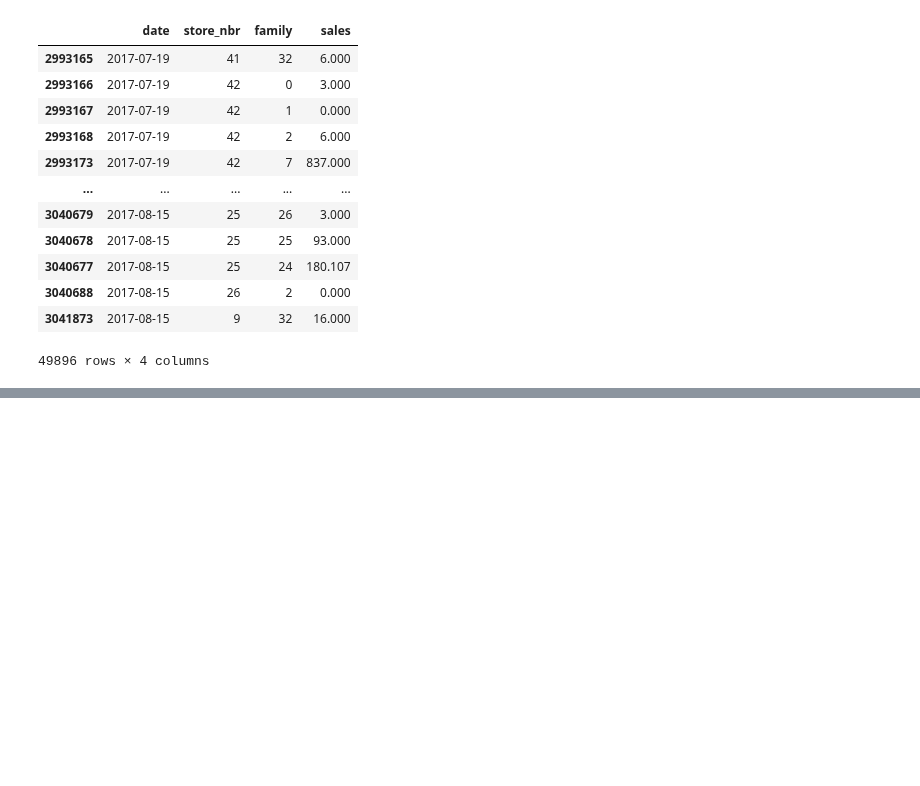
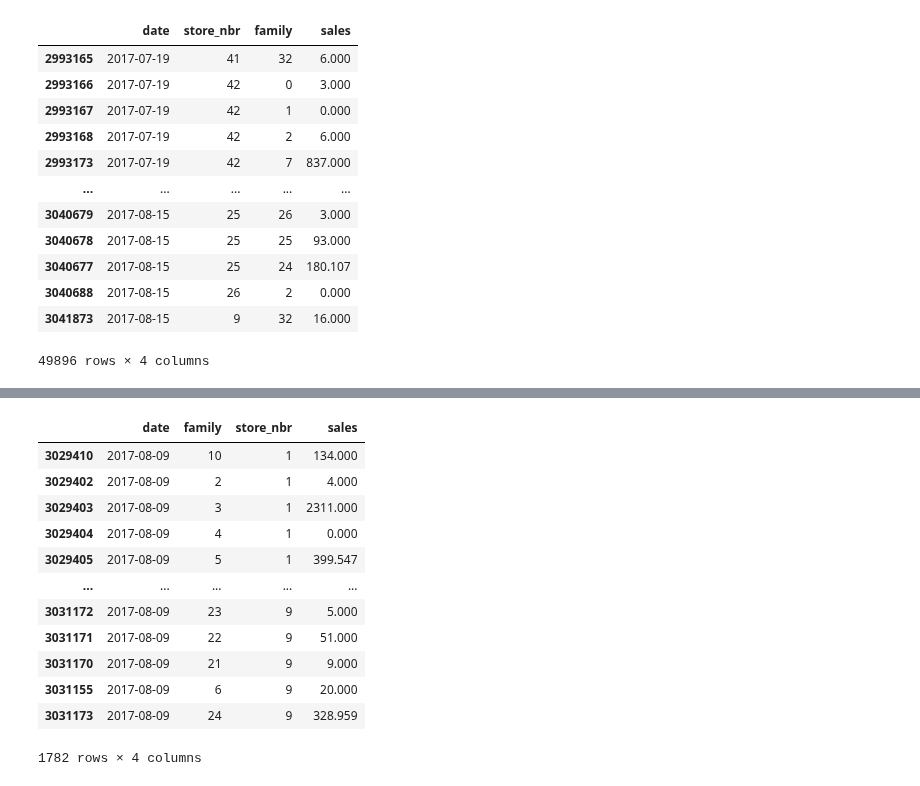
Before and after one commit to gregloos/Store-Sales-Forecasting, a Jupyter notebook: Compeleted_model.ipynb, the cells around one changed output, grey strips where cells are left out. Cells and saved outputs as stored; diff of their text form; code cells hidden in the pictures; blank space fills up the shorter version.

Commit message:
trying to make lag features for the submission file

```diff
--- a/Compeleted_model.ipynb
+++ b/Compeleted_model.ipynb
@@ -503,0 +538,26 @@ assert set(["store_nbr", "family", "sales"]).issubset(last_days.columns)
+# %%
+keys = ['family', 'store_nbr']
+target = 'sales'
+submission["date"] = pd.to_datetime(submission["date"])
+last_days["date"]  = pd.to_datetime(last_days["date"])
+# %%
+snapshot = (
+    last_days.loc[last_days["date"] == "2017-08-09",
+                  ["date", "family", "store_nbr", "sales"]]
+)
+# %%
+snapshot
+# %% [output]
+|  | date | family | store_nbr | sales |
+| 3029410 | 2017-08-09 | 10 | 1 | 134.000 |
+| 3029402 | 2017-08-09 | 2 | 1 | 4.000 |
+| 3029403 | 2017-08-09 | 3 | 1 | 2311.000 |
+| 3029404 | 2017-08-09 | 4 | 1 | 0.000 |
+| 3029405 | 2017-08-09 | 5 | 1 | 399.547 |
+| ... | ... | ... | ... | ... |
+| 3031172 | 2017-08-09 | 23 | 9 | 5.000 |
+| 3031171 | 2017-08-09 | 22 | 9 | 51.000 |
+| 3031170 | 2017-08-09 | 21 | 9 | 9.000 |
+| 3031155 | 2017-08-09 | 6 | 9 | 20.000 |
+| 3031173 | 2017-08-09 | 24 | 9 | 328.959 |
+1782 rows × 4 columns
```
Also changed, not shown: parts of 7 cells of this notebook.
